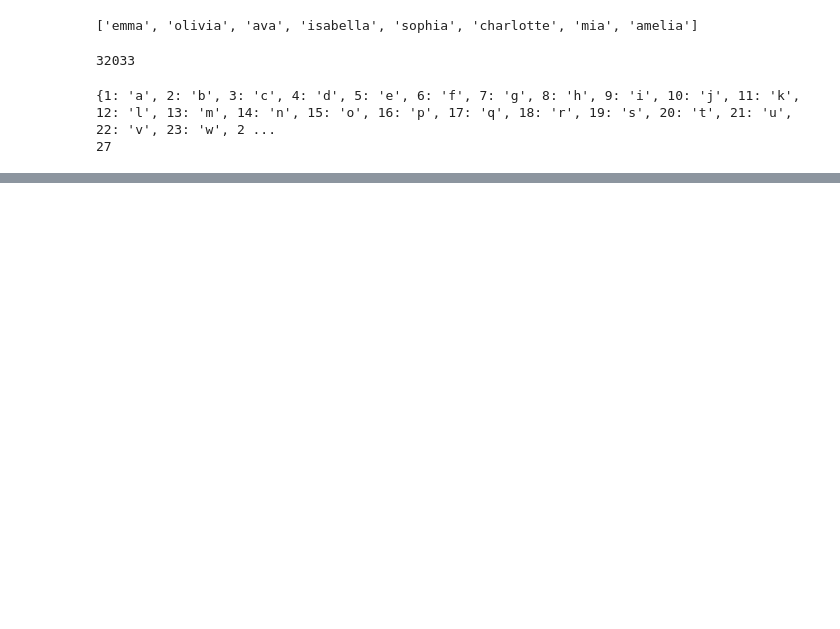
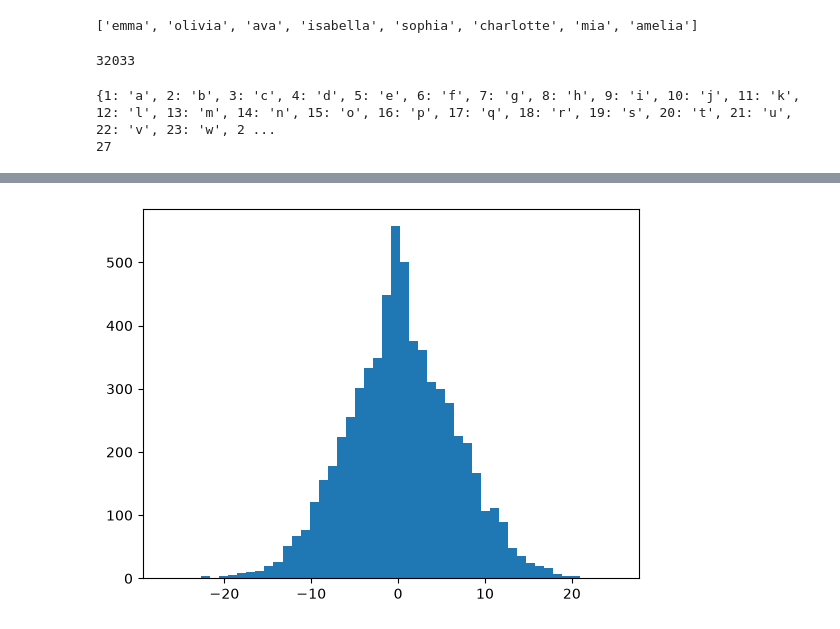
Before and after one commit to ssundarraj/nn-zth, a Jupyter notebook: makemore/makemore3.ipynb, the cells around one changed output, grey strips where cells are left out. Drawn from its saved outputs; the diff is of its cells as text; code cells hidden in the pictures; blank space fills up the shorter version.

```diff
--- a/makemore/makemore3.ipynb
+++ b/makemore/makemore3.ipynb
@@ -129,0 +315,19 @@ val 2.1697638034820557
+# %%
+'''
+(2) cont'd
+we can look at preactivations and notice that the distribution is very broad so lots of numbers take on extreme values
+might not look like an issue but this is not good
+
+we kill the gradient because backprop on tanh is like this
+  grad += (1 - x ** 2) * out.grad (from micrograd)
+for x close to 1, -1 grad becomes 0 and out.grad just doesn't propagate
+
+the weights and biases of this neuron won't affect the loss because it's in the flat portion of tanh
+https://www.wolframalpha.com/input?i=tanh%28x%29+from+-10+to+10
+
+if tanh output is 0, the output gradient just flows through
+
+'''
+plt.hist(hpreact.view(-1).tolist(), 50);
+# %% [output]
+[figure, added]
```
Also changed, not shown: parts of 16 cells of this notebook.
